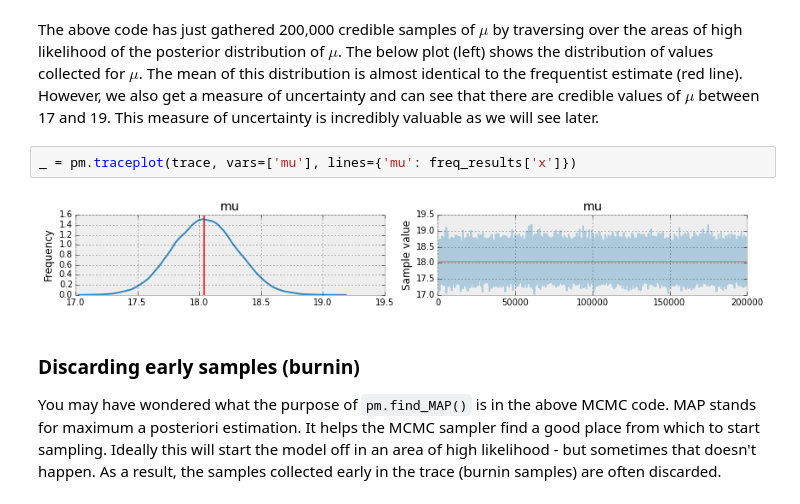
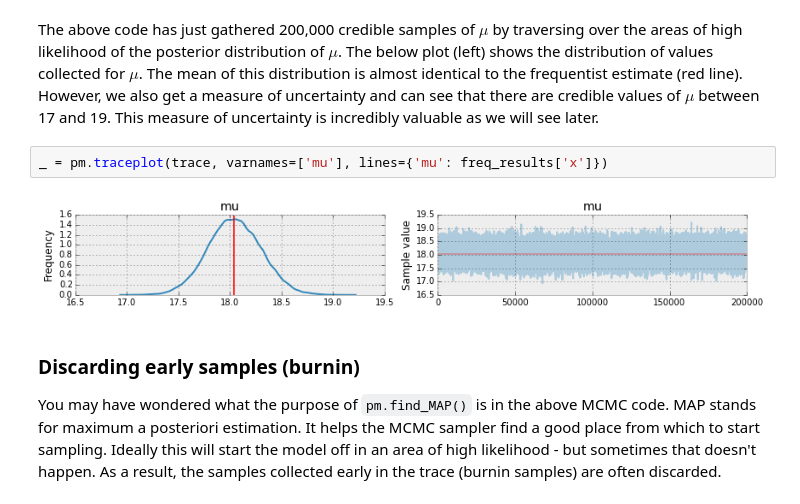
Before and after one commit to markdregan/Bayesian-Modelling-in-Python, a Jupyter notebook: Section 1. Estimating model parameters.ipynb, the cells around one changed output. Drawn from its saved outputs; the diff is of its cells as text.

```diff
--- a/Section 1. Estimating model parameters.ipynb
+++ b/Section 1. Estimating model parameters.ipynb
@@ -160,9 +161,9 @@ with pm.Model() as model:
 # %% [markdown]
 The above code has just gathered 200,000 credible samples of $\mu$ by traversing over the areas of high likelihood of the posterior distribution of $\mu$. The below plot (left) shows the distribution of values collected for $\mu$. The mean of this distribution is almost identical to the frequentist estimate (red line). However, we also get a measure of uncertainty and can see that there are credible values of $\mu$ between 17 and 19. This measure of uncertainty is incredibly valuable as we will see later.
 # %%
-_ = pm.traceplot(trace, vars=['mu'], lines={'mu': freq_results['x']})
+_ = pm.traceplot(trace, varnames=['mu'], lines={'mu': freq_results['x']})
 # %% [output]
-[figure, old version]
+[figure, new version]
 # %% [markdown]
 ### Discarding early samples (burnin)
 You may have wondered what the purpose of `pm.find_MAP()` is in the above MCMC code. MAP stands for maximum a posteriori estimation. It helps the MCMC sampler find a good place from which to start sampling. Ideally this will start the model off in an area of high likelihood - but sometimes that doesn't happen. As a result, the samples collected early in the trace (burnin samples) are often discarded.
```
Also changed, not shown: parts of 4 cells of this notebook, 12 other files.
